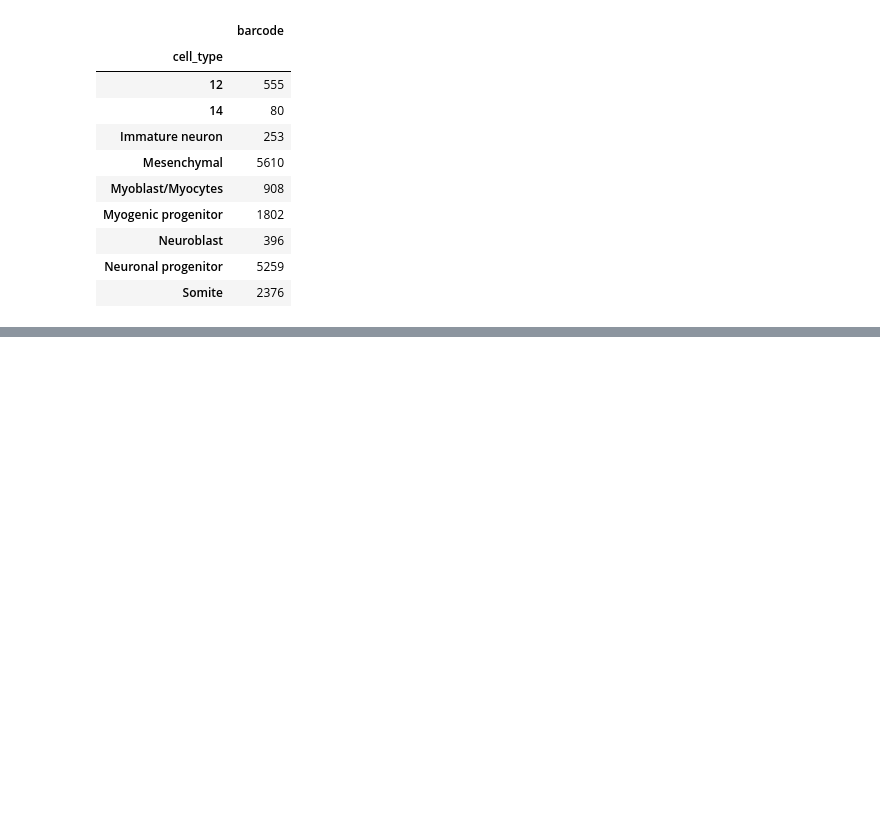
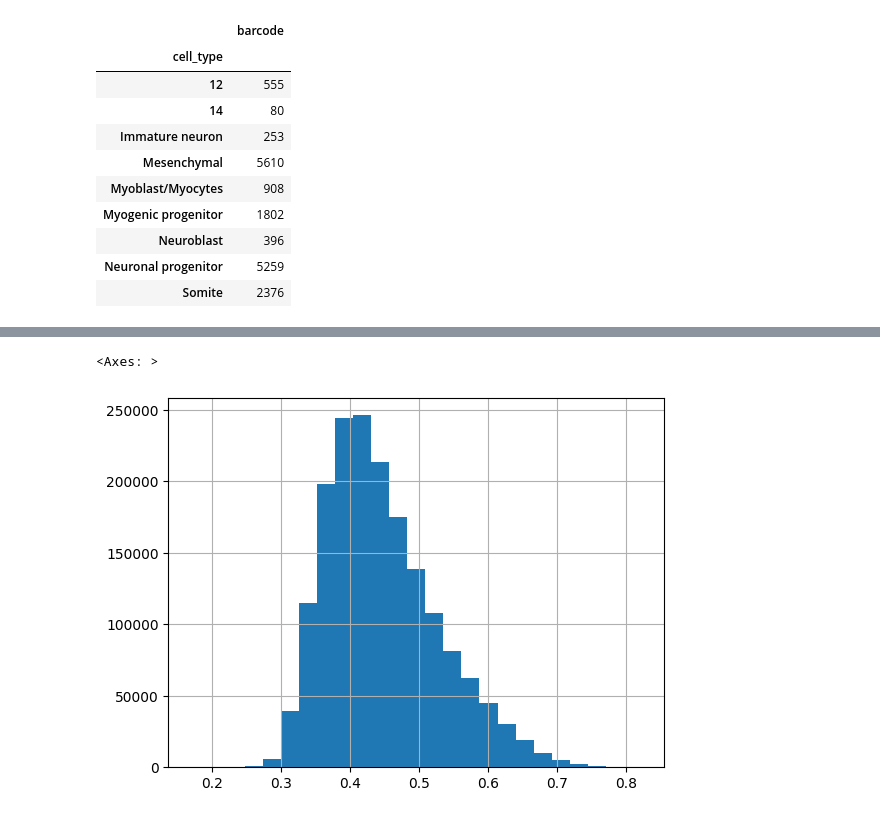
Before and after one commit to alexiaDorm/master-thesis, a Jupyter notebook: src/test.ipynb, the cells around one changed output, grey strips where cells are left out. Drawn from its saved outputs; the diff is of its cells as text; code cells hidden in the pictures; blank space fills up the shorter version.

Commit message:
Add GC match script

```diff
--- a/src/test.ipynb
+++ b/src/test.ipynb
@@ -147,0 +190,14 @@ cell_types.groupby('cell_type').count()
+# %%
+def compute_GC_content(seq):
+
+    return [sum(x.count(n) for n in ("G", "C"))/len(x) for x in seq]
+# %%
+import pickle
+
+#Get matched GC content background sequence
+#--------------------------------------------
+with open('../results/peaks_location.pkl', 'rb') as file:
+    peaks = pickle.load(file)
+
+peaks['GC_cont'] = compute_GC_content(peaks.sequence)
+peaks
@@ -147,0 +219,5 @@ cell_types.groupby('cell_type').count()
+# %%
+peaks.GC_cont.hist(bins=25)
+# %% [output]
+<Axes: >
+[figure, added]
```
Also changed, not shown: parts of 16 cells of this notebook, 4 other files.
